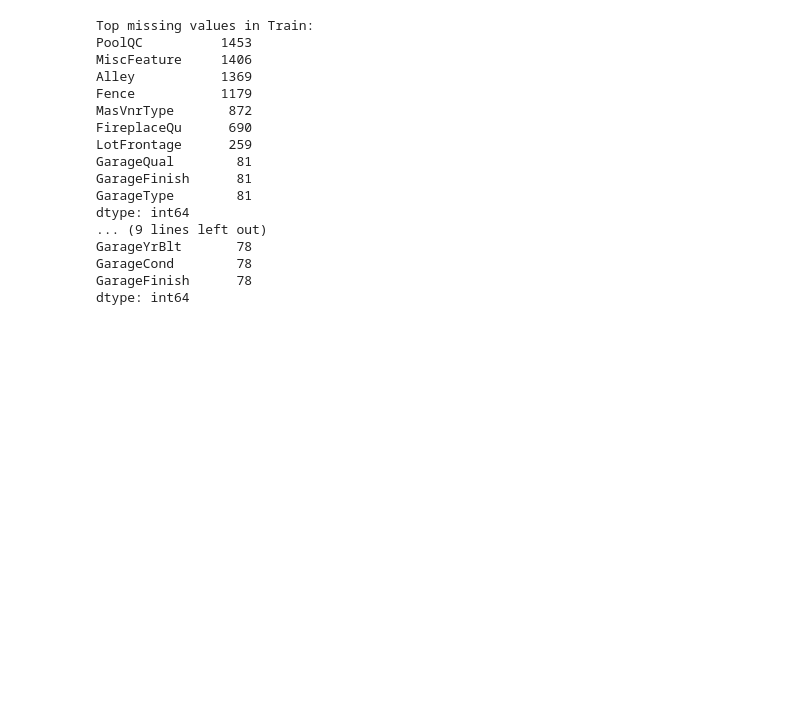
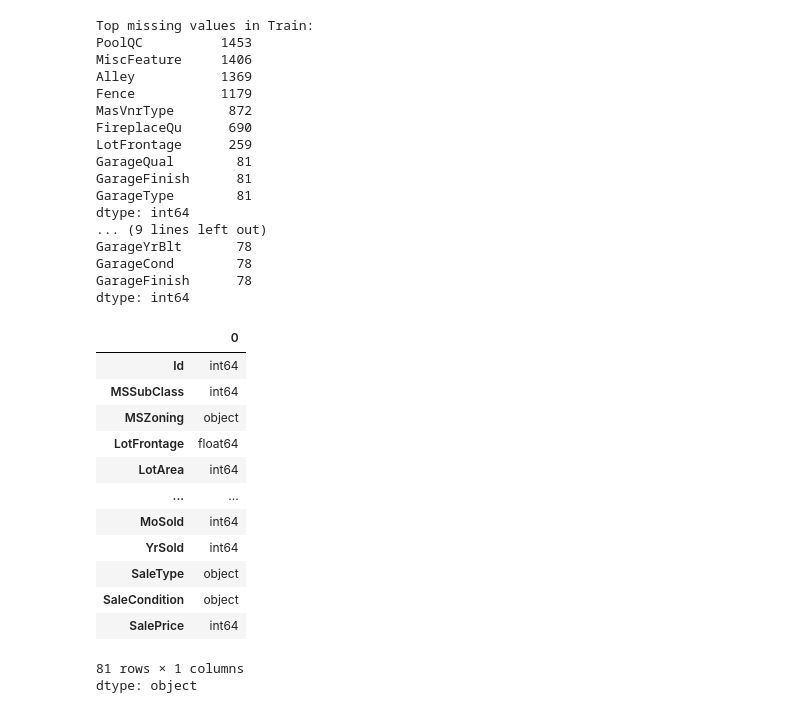
Before and after one commit to ta7er-Alalfi/House_Price_Prediction_T7, a Jupyter notebook: House_Price_Prediction_t7.ipynb, the cells around one changed output. Drawn from its saved outputs; the diff is of its cells as text; code cells hidden in the pictures; blank space fills up the shorter version.

```diff
--- a/House_Price_Prediction_t7.ipynb
+++ b/House_Price_Prediction_t7.ipynb
@@ -95,3 +96,20 @@ GarageYrBlt       78
 GarageCond        78
 GarageFinish      78
 dtype: int64
+# %%
+train_df.dtypes
+# %% [output]
+|  | 0 |
+| Id | int64 |
+| MSSubClass | int64 |
+| MSZoning | object |
+| LotFrontage | float64 |
+| LotArea | int64 |
+| ... | ... |
+| MoSold | int64 |
+| YrSold | int64 |
+| SaleType | object |
+| SaleCondition | object |
+| SalePrice | int64 |
+81 rows × 1 columns
+dtype: object
```
Also changed, not shown: parts of 18 cells of this notebook.
